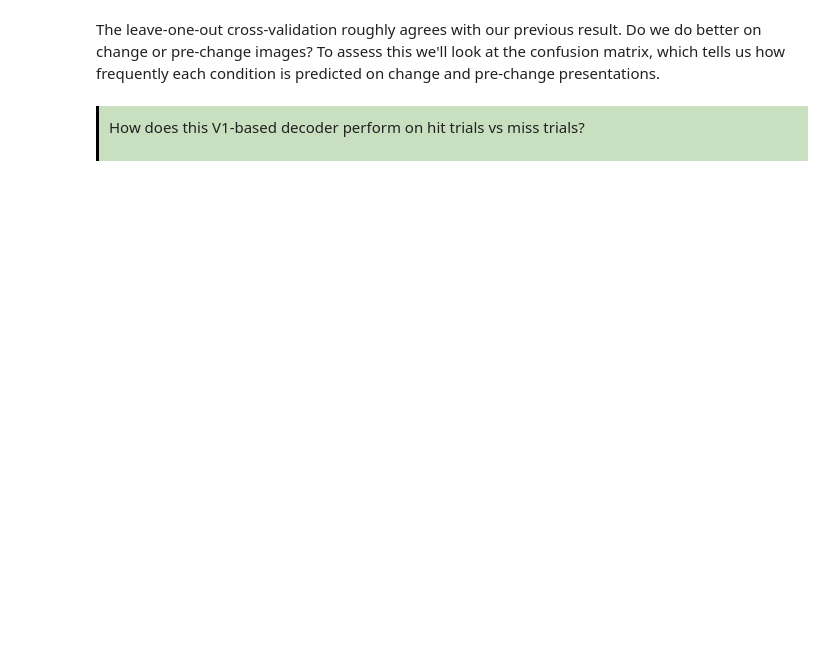
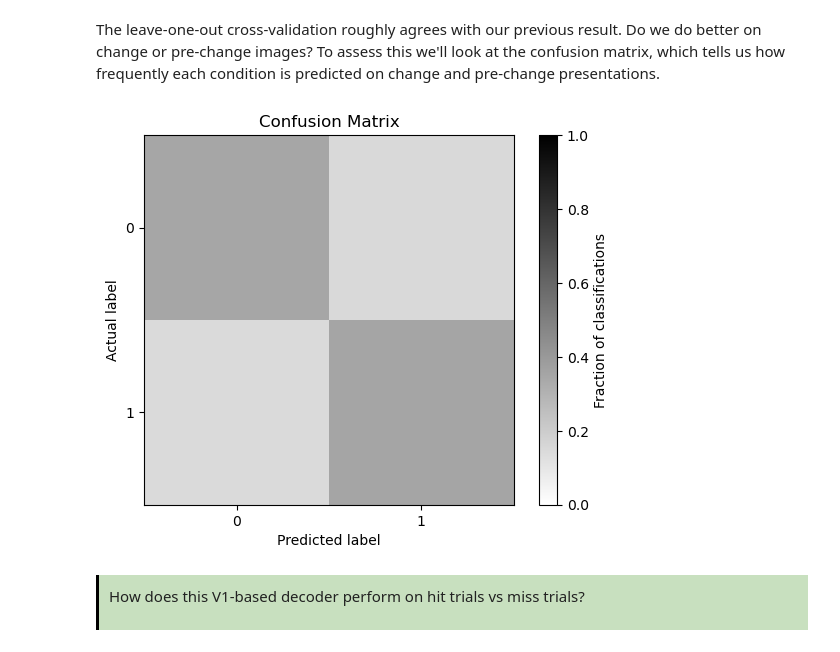
Before and after one commit to matchings/SWDB_2024_Physiology, a Jupyter notebook: code/solutions/Day2_Workshop2_ChangeCoding_Solutions.ipynb, the cells around one changed output. Drawn from its saved outputs; the diff is of its cells as text; code cells hidden in the pictures; blank space fills up the shorter version.

```diff
--- a/code/solutions/Day2_Workshop2_ChangeCoding_Solutions.ipynb
+++ b/code/solutions/Day2_Workshop2_ChangeCoding_Solutions.ipynb
@@ -510,18 +543,7 @@ To avoid this, we will balance the trials and decode change vs pre-change. We al
 # %%
-trials = session.trials
-trials['change_time'] = trials['change_time_no_display_delay']
-
 # add pre-change
-all_stimulus_presentations['pre_change'] = all_stimulus_presentations['is_change'].shift(
-    -1)
-
-# add trials information to the stimulus presentations table
-all_stimulus_presentations = add_trials_id_to_stimulus_presentations(all_stimulus_presentations, trials)
-all_stimulus_presentations = add_trials_data_to_stimulus_presentations_table(all_stimulus_presentations, trials)
+stimulus_presentations['pre_change'] = stimulus_presentations['is_change'].shift(-1)
 
 # isolate the trials to use for decoding
-decode_trial_ind = (all_stimulus_presentations['is_change'].values + all_stimulus_presentations['pre_change'].values)
-stimulus_presentations = all_stimulus_presentations[decode_trial_ind]
-
-not_auto_rewarded_ind = [~a for a in stimulus_presentations['auto_rewarded'].values.astype('bool')]
-stimulus_presentations = stimulus_presentations[not_auto_rewarded_ind]
+decode_trial_ind = (stimulus_presentations['is_change'].values + stimulus_presentations['pre_change'].values)
+stimulus_presentations = stimulus_presentations[decode_trial_ind]
@@ -580,7 +611,7 @@ def make_response_array(spike_times, stimulus_presentations, units, window=.05):
 
     return responses, labels, hit, miss
 # %%
-responses, labels, hit, miss = make_response_array(spike_times, stimulus_presentations, area_units, window=.07)
+responses, labels, hit, miss = make_response_array(spike_times, stimulus_presentations, area_units, window=.06)
 # %% [markdown]
 ### We will first select a random subset of trials for training the classifier:
 # %%
@@ -642,23 +681,25 @@ The leave-one-out cross-validation roughly agrees with our previous result. Do w
 # %%
 def plot_confusion_matrix(confusions, conditions, title=None):
 
     mean_confusion = np.mean(confusions, axis=0)
 
     fig, ax = plt.subplots(1, 1)
     im = ax.imshow(mean_confusion, cmap='gray_r', clim=(0, 1))
     plt.colorbar(im, ax=ax, label='Fraction of classifications')
 
-    ax.set_xticks(range(len(conditions)), conditions, rotation=45)
+    ax.set_xticks(range(len(conditions)), conditions, rotation=0)
     ax.set_yticks(range(len(conditions)), conditions)
 
     ax.set_xlabel("Predicted label")
     ax.set_ylabel("Actual label")
     if title is None:
         ax.set_title('Confusion Matrix')
     elif type(title) is str:
         ax.set_title(title)
 
 plot_confusion_matrix(confusions, conditions)
+# %% [output]
+[figure, added]
 # %% [markdown]
 <div style="border-left: 3px solid #000; padding: 10px; padding-left: 10px; padding-bottom: 10px; background: #c8e0bf; ">
 
```
Also changed, not shown: parts of 49 cells of this notebook, 1 other file.
